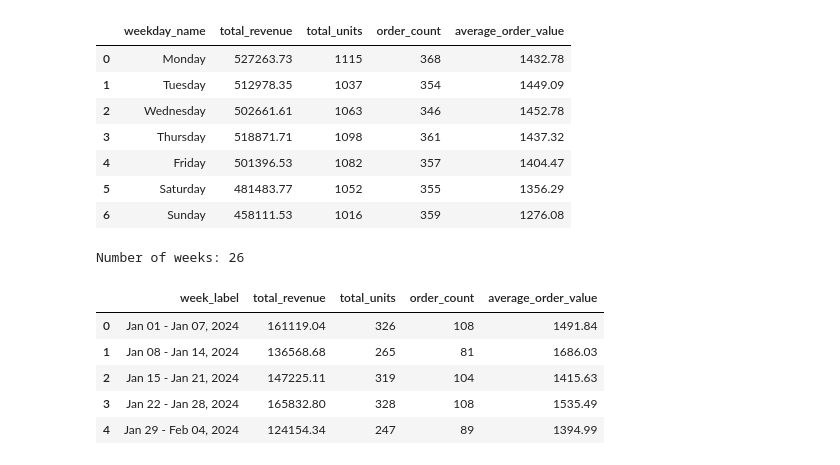
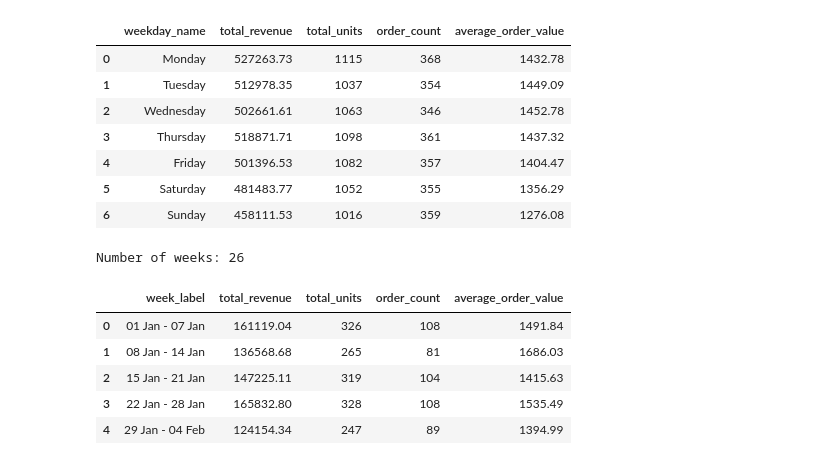
Before and after one commit to Wade-Possible/E-handel, a Jupyter notebook: notebooks/task3_wansiri.ipynb, the cells around one changed output. Saved outputs shown, nothing was run; the diff lists cells and outputs as text; code cells hidden in the pictures.

```diff
--- a/notebooks/task3_wansiri.ipynb
+++ b/notebooks/task3_wansiri.ipynb
@@ -153,35 +147,25 @@ weekday_summary.drop(columns = "weekday_number")  # show without weekday number
 # %%
 # Sales by week
 
-weekly_summary = (
-    df.resample("W", on="date")  # cut the timeline into weeks (Monday to Sunday) using the date column
-    .agg(
-        total_revenue = ("revenue", "sum"),
-        total_units = ("units", "sum"),
-        order_count = ("order_id", "count")
-    )
-    .reset_index()  # turn the week labels back into normal columns
-    .rename(columns = {"date": "week_ending"})  # rename it: the label is the Sunday that ends each week
+df["week_number"] = df["date"].dt.isocalendar().week  # week of the year (week 1 starts on Monday 1 January 2024)
+weekly_summary = summarize_revenue(df, ["week_number"])  # group by week number
+
+week_dates = (
+    df.groupby("week_number")
+    .agg(first_day = ("date", "min"), last_day = ("date", "max"))  # first and last date of each week
+    .reset_index()  # turn the group labels back into normal columns
 )
 
-weekly_summary["average_order_value"] = weekly_summary["total_revenue"] / weekly_summary["order_count"]
-weekly_summary = weekly_summary.round({"total_revenue": 2,"average_order_value": 2})  # round only these columns
-
-weekly_summary["week_start"] = weekly_summary["week_ending"] - pd.Timedelta(days=6)  # the Monday that starts each week (Sunday minus 6 days)
-weekly_summary["week_label"] = (
-    weekly_summary["week_start"].dt.strftime("%b %d")  # start date as short text
-    + " - "
-    + weekly_summary["week_ending"].dt.strftime("%b %d, %Y")
-)
+weekly_summary["week_label"] = week_dates["first_day"].dt.strftime("%d %b") + " - " + week_dates["last_day"].dt.strftime("%d %b")
 
 print("Number of weeks:", len(weekly_summary))
 weekly_summary[["week_label", "total_revenue", "total_units", "order_count", "average_order_value"]].head()
 # %% [output]
 Number of weeks: 26
 |  | week_label | total_revenue | total_units | order_count | average_order_value |
-| 0 | Jan 01 - Jan 07, 2024 | 161119.04 | 326 | 108 | 1491.84 |
-| 1 | Jan 08 - Jan 14, 2024 | 136568.68 | 265 | 81 | 1686.03 |
-| 2 | Jan 15 - Jan 21, 2024 | 147225.11 | 319 | 104 | 1415.63 |
-| 3 | Jan 22 - Jan 28, 2024 | 165832.80 | 328 | 108 | 1535.49 |
-| 4 | Jan 29 - Feb 04, 2024 | 124154.34 | 247 | 89 | 1394.99 |
+| 0 | 01 Jan - 07 Jan | 161119.04 | 326 | 108 | 1491.84 |
+| 1 | 08 Jan - 14 Jan | 136568.68 | 265 | 81 | 1686.03 |
+| 2 | 15 Jan - 21 Jan | 147225.11 | 319 | 104 | 1415.63 |
+| 3 | 22 Jan - 28 Jan | 165832.80 | 328 | 108 | 1535.49 |
+| 4 | 29 Jan - 04 Feb | 124154.34 | 247 | 89 | 1394.99 |
 # %%
```
Also changed, not shown: parts of 8 cells of this notebook, 1 other file.
